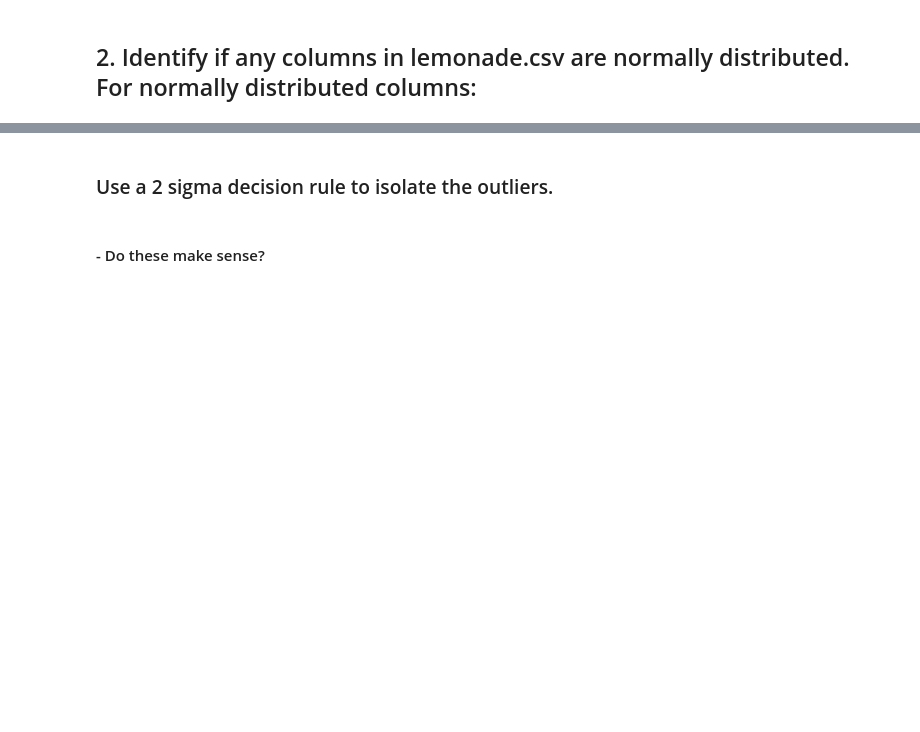
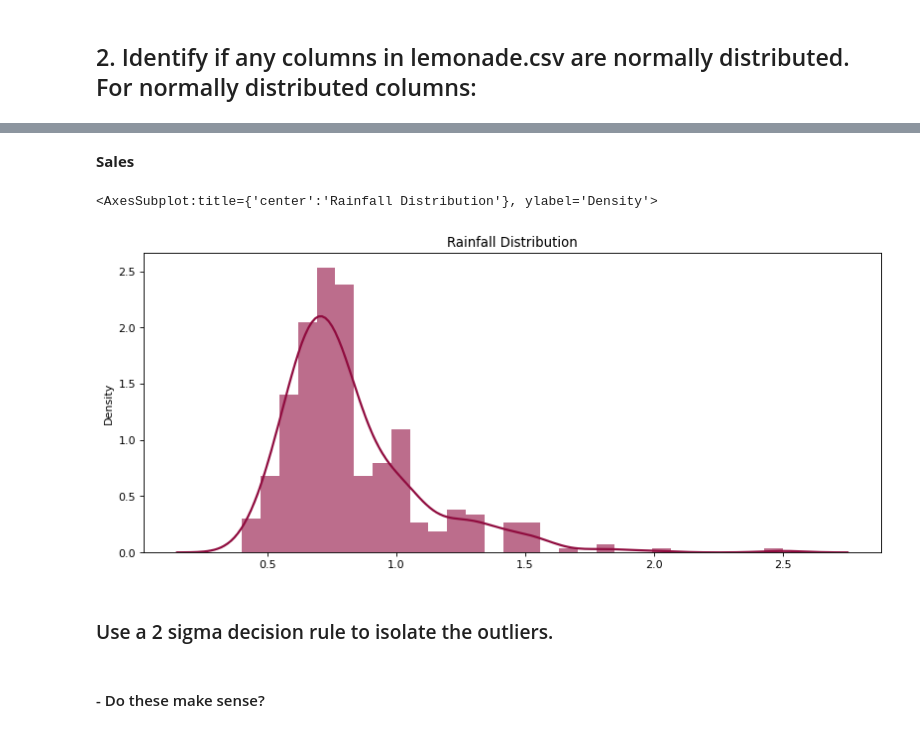
Before and after one commit to m3redithw/anomaly-detection-exercises, a Jupyter notebook: continuous_probabilistic_methods.ipynb, the cells around one changed output, grey strips where cells are left out. Saved outputs shown, nothing was run; the diff lists cells and outputs as text; code cells hidden in the pictures; blank space fills up the shorter version.

```diff
--- a/continuous_probabilistic_methods.ipynb
+++ b/continuous_probabilistic_methods.ipynb
@@ -211,3 +403,13 @@ def get_lower_and_upper_bounds(series, k=1.5):
+# %% [markdown]
+**Sales**
+# %%
+kwargs = dict(hist_kws={'alpha':.6}, kde_kws={'linewidth':2})
+plt.figure(figsize=(12,5), dpi= 80)
+plt.title('Rainfall Distribution')
+sns.distplot(x=df['Rainfall'], **kwargs, color = '#900C3F')
+# %% [output]
+<AxesSubplot:title={'center':'Rainfall Distribution'}, ylabel='Density'>
+[figure, added]
 # %% [markdown]
 ### Use a 2 sigma decision rule to isolate the outliers.
 # %% [markdown]
```
Also changed, not shown: parts of 22 cells of this notebook.
